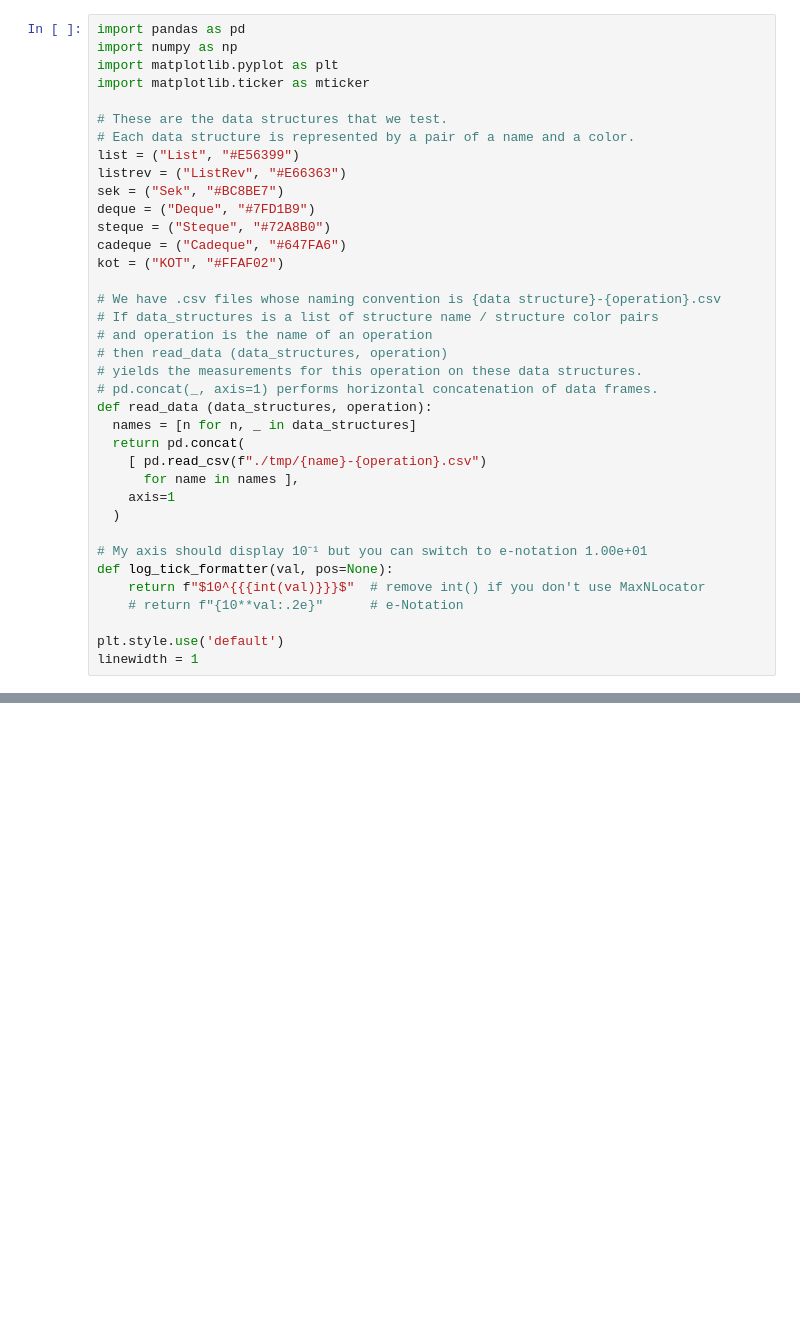
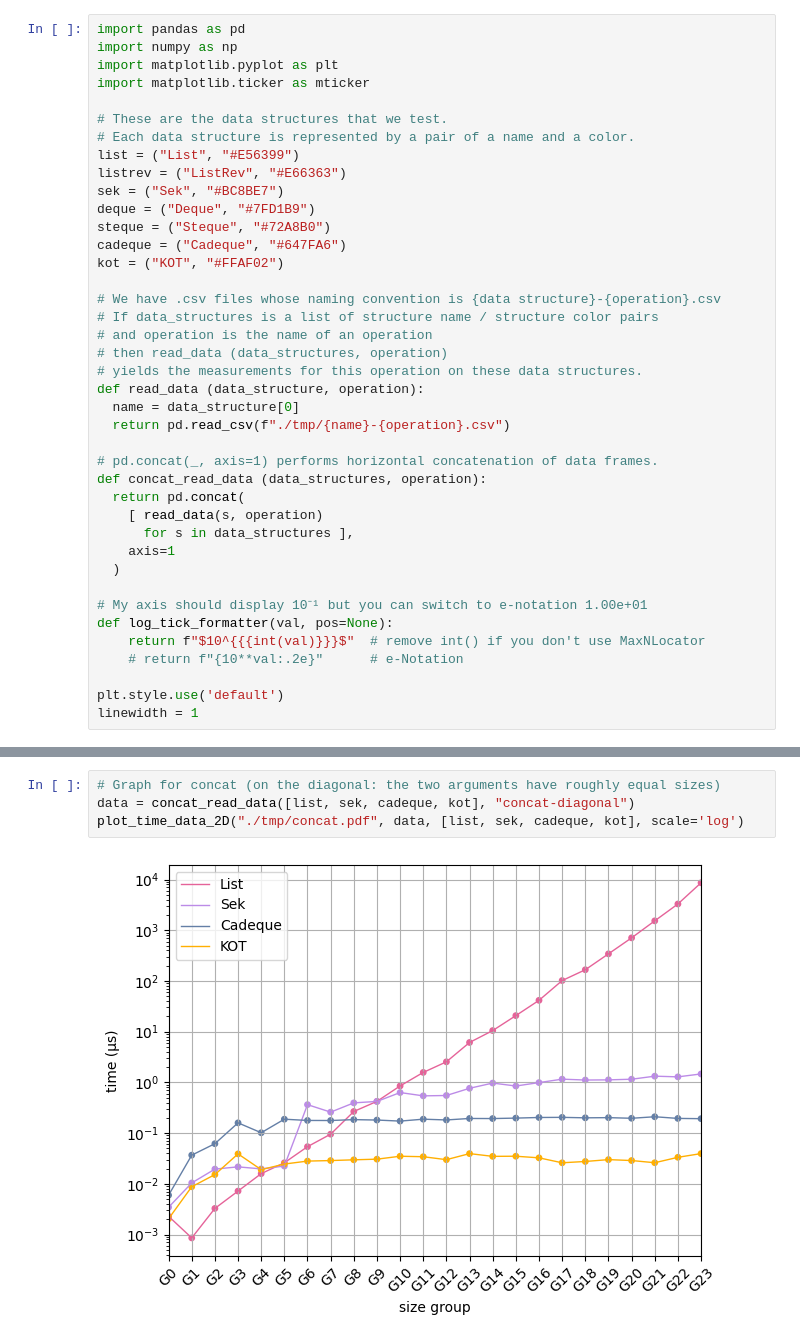
Before and after one commit to JulesViennotFranca/VerifiedCatenableDeque, a Jupyter notebook: bench/graphics.ipynb, the cells around one changed output, grey strips where cells are left out. Drawn from its saved outputs; the diff is of its cells as text; blank space fills up the shorter version.

Commit message:
Add a 2D visualization of [concat] along the diagonal.

```diff
--- a/bench/graphics.ipynb
+++ b/bench/graphics.ipynb
@@ -19,12 +19,15 @@ kot = ("KOT", "#FFAF02")
 # and operation is the name of an operation
 # then read_data (data_structures, operation)
 # yields the measurements for this operation on these data structures.
+def read_data (data_structure, operation):
+  name = data_structure[0]
+  return pd.read_csv(f"./tmp/{name}-{operation}.csv")
+
 # pd.concat(_, axis=1) performs horizontal concatenation of data frames.
-def read_data (data_structures, operation):
-  names = [n for n, _ in data_structures]
+def concat_read_data (data_structures, operation):
   return pd.concat(
-    [ pd.read_csv(f"./tmp/{name}-{operation}.csv")
-      for name in names ],
+    [ read_data(s, operation)
+      for s in data_structures ],
     axis=1
   )
 
@@ -154,5 +167,11 @@ data = read_data([list, sek, cadeque, kot], "eject")
 plot_time_data_2D("./tmp/eject.pdf", data, [list, sek, cadeque, kot], scale='log')
 # %% [output]
 [figure]
+# %%
+# Graph for concat (on the diagonal: the two arguments have roughly equal sizes)
+data = concat_read_data([list, sek, cadeque, kot], "concat-diagonal")
+plot_time_data_2D("./tmp/concat.pdf", data, [list, sek, cadeque, kot], scale='log')
+# %% [output]
+[figure, added]
 # %%
 # Graph for concat
```
Also changed, not shown: parts of 6 cells of this notebook, 1 other file.
